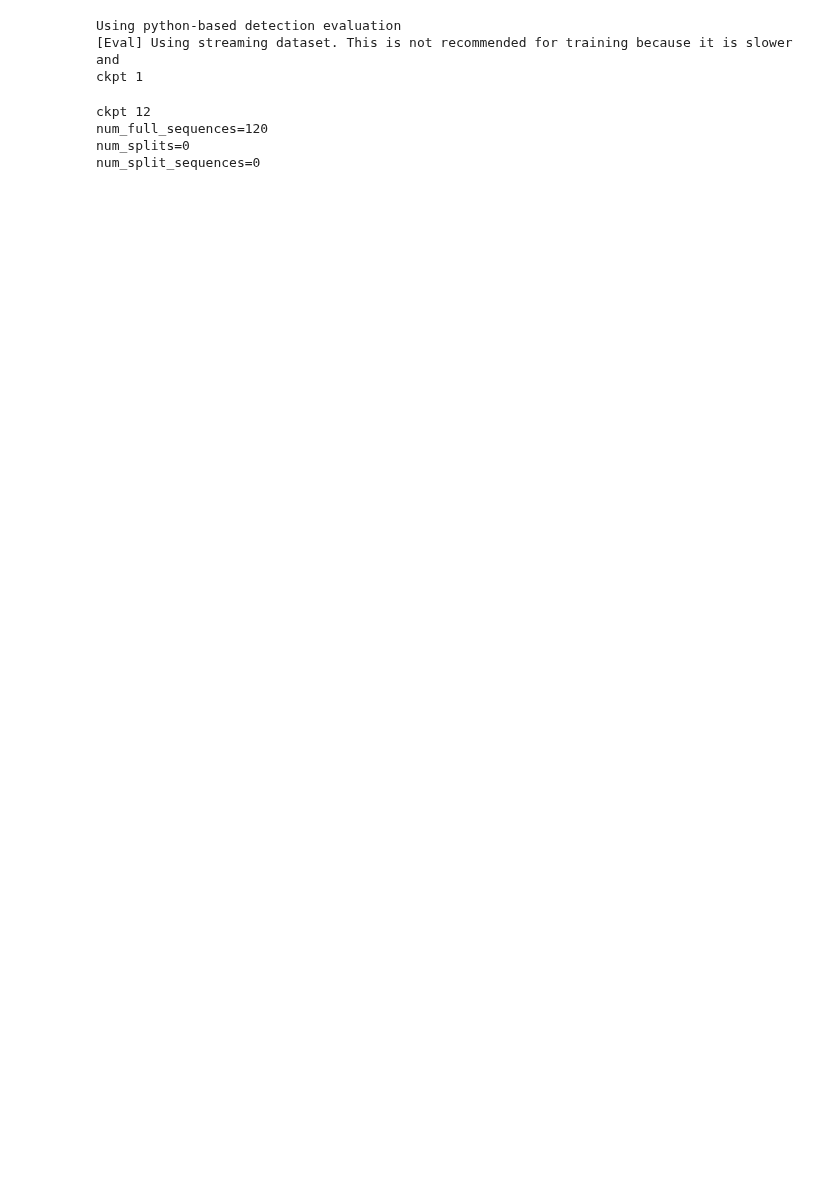
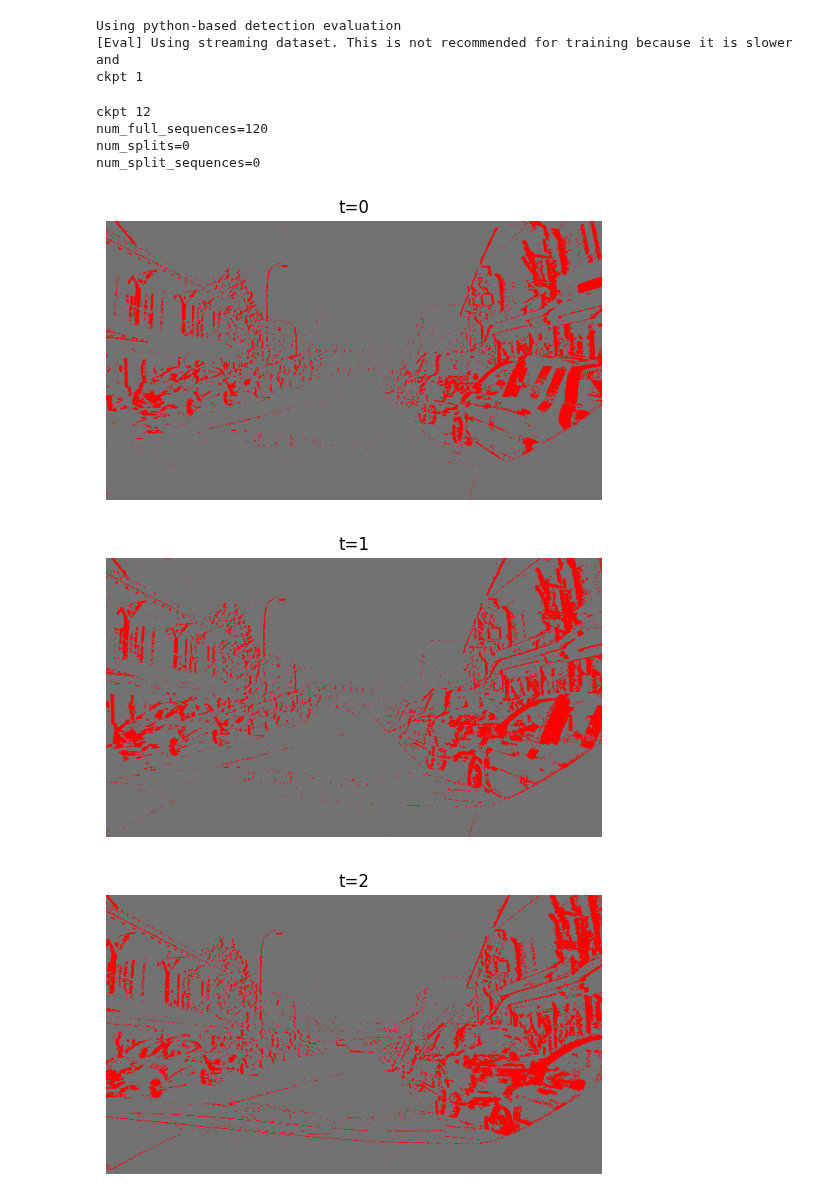
Before and after one commit to Arata-Stu/RVT, a Jupyter notebook: notebook/visualize.ipynb, the cells around one changed output. Saved outputs shown, nothing was run; the diff lists cells and outputs as text; code cells hidden in the pictures; blank space fills up the shorter version.

```diff
--- a/notebook/visualize.ipynb
+++ b/notebook/visualize.ipynb
@@ -24,7 +24,6 @@ def visualize_image(image, title=None):
         image = np.transpose(image, (1, 2, 0))
 
     # データをクリップ (特にtorchの可能性を考慮して)
-    image = np.clip(image, 0, 1)  # [0, 1] 範囲に正規化されている場合
 
     # 可視化
     plt.imshow(image)
@@ -70,5 +69,11 @@ sequence_len = len(ev_tensor_sequence)
 # %%
 for tidx in range(sequence_len):
     ev_tensors = ev_tensor_sequence[tidx]
 
     ev_tensors = input_padder.pad_tensor_ev_repr(ev_tensors)
+
+    visualize_image(ev_tensors.squeeze(0), title=f"t={tidx}")
+# %% [output]
+[figure, added]
+[figure, added]
+[figure, added]
```
Also changed, not shown: parts of 1 cell of this notebook.
